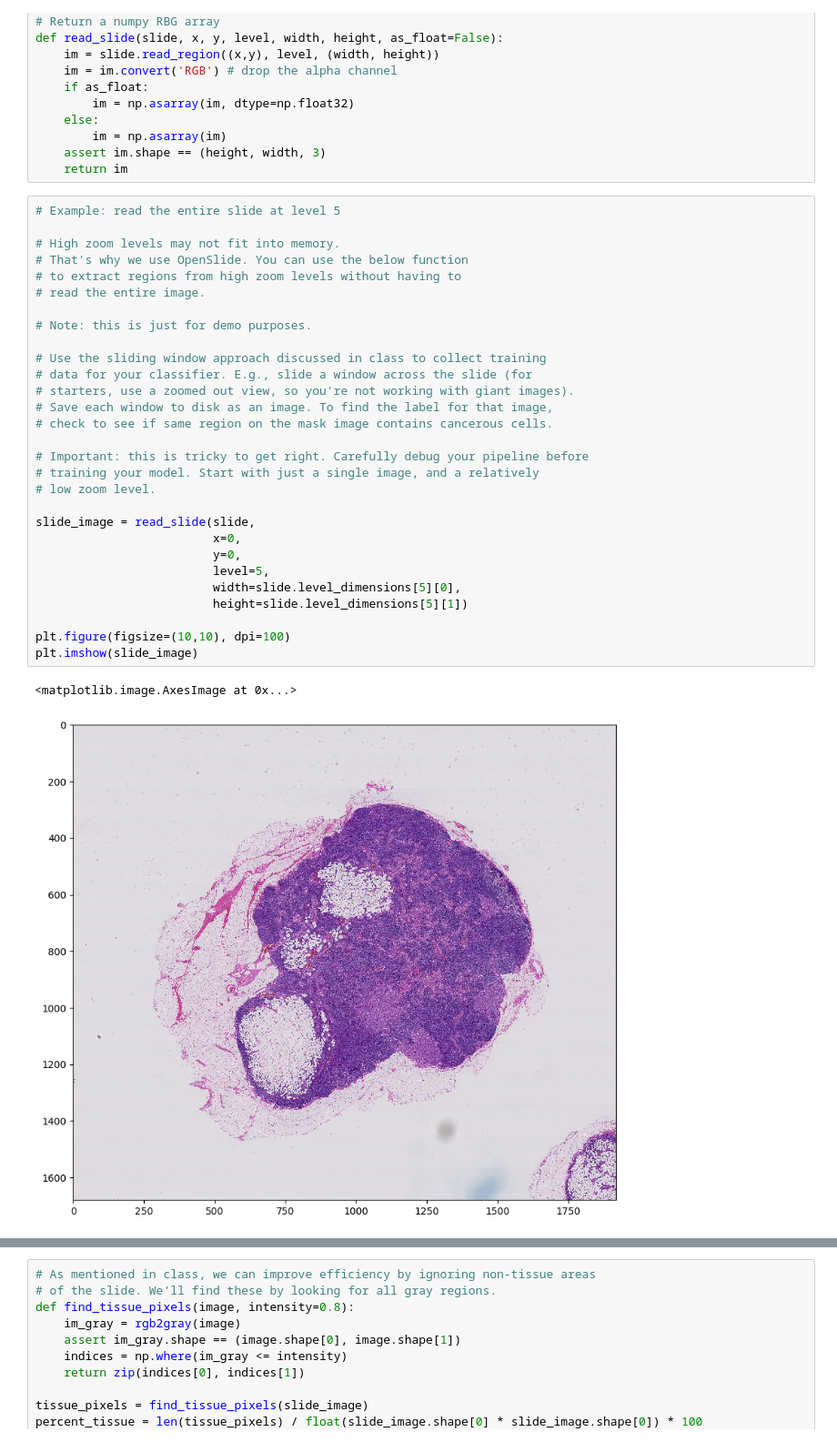
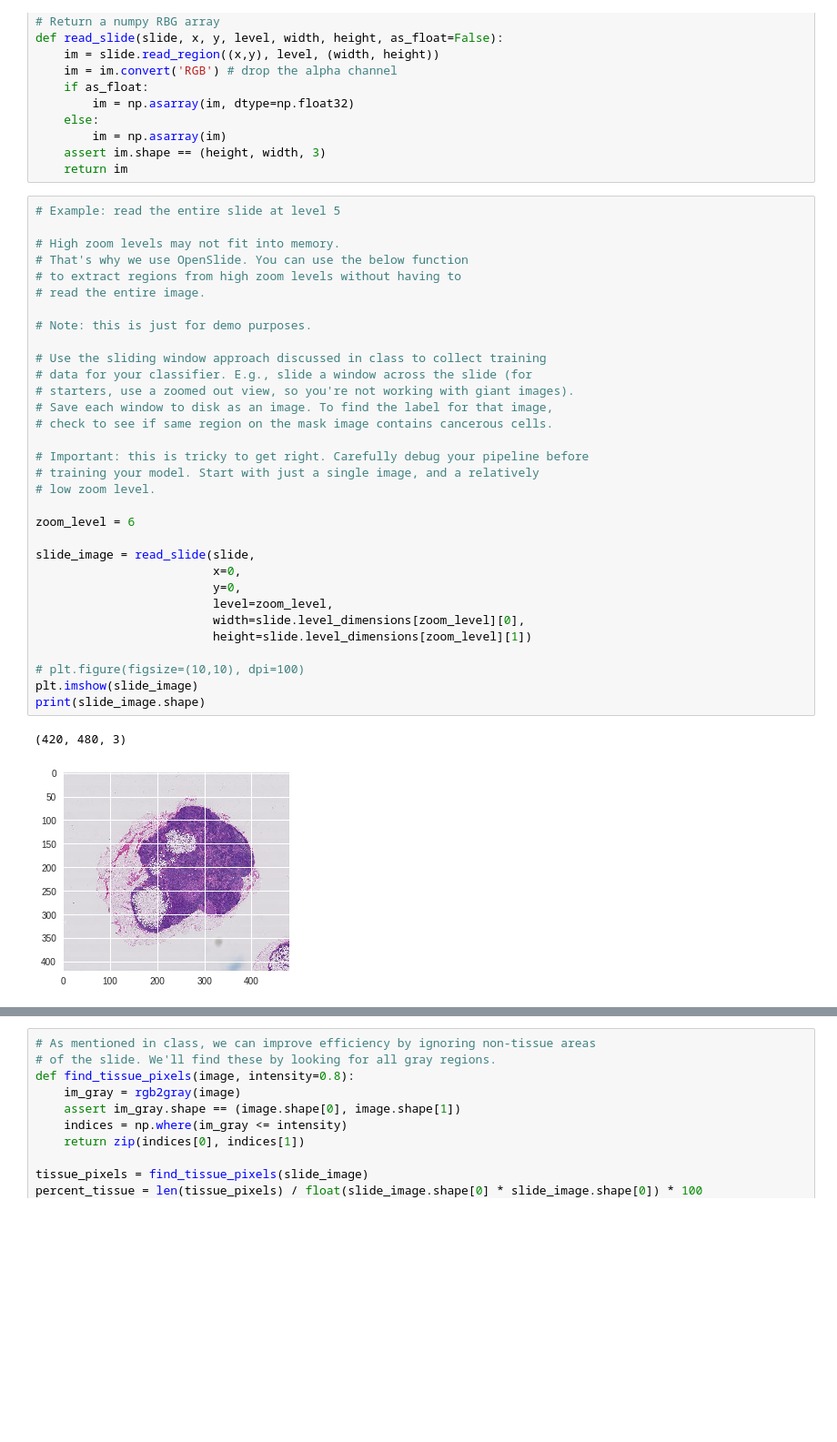
Before and after one commit to abx67/Applied-Deep-Learning, a Jupyter notebook: fan_project_starter_code.ipynb, the cells around one changed output, grey strips where cells are left out. Shown: that part at 91% size. Saved outputs shown, nothing was run; the diff lists cells and outputs as text; blank space fills up the shorter version.

```diff
--- a/fan_project_starter_code.ipynb
+++ b/fan_project_starter_code.ipynb
@@ -134,35 +167,38 @@ def read_slide(slide, x, y, level, width, height, as_float=False):
 # %%
 # Example: read the entire slide at level 5
 
 # High zoom levels may not fit into memory.
 # That's why we use OpenSlide. You can use the below function
 # to extract regions from high zoom levels without having to
 # read the entire image.
 
 # Note: this is just for demo purposes.
 
 # Use the sliding window approach discussed in class to collect training
 # data for your classifier. E.g., slide a window across the slide (for
 # starters, use a zoomed out view, so you're not working with giant images).
 # Save each window to disk as an image. To find the label for that image,
 # check to see if same region on the mask image contains cancerous cells.
 
 # Important: this is tricky to get right. Carefully debug your pipeline before
 # training your model. Start with just a single image, and a relatively
 # low zoom level.
 
+zoom_level = 6
+
 slide_image = read_slide(slide,
                          x=0,
                          y=0,
-                         level=5,
-                         width=slide.level_dimensions[5][0],
-                         height=slide.level_dimensions[5][1])
+                         level=zoom_level,
+                         width=slide.level_dimensions[zoom_level][0],
+                         height=slide.level_dimensions[zoom_level][1])
 
-plt.figure(figsize=(10,10), dpi=100)
+# plt.figure(figsize=(10,10), dpi=100)
 plt.imshow(slide_image)
+print(slide_image.shape)
 # %% [output]
-<matplotlib.image.AxesImage at 0x...>
+(420, 480, 3)
-[figure, old version]
+[figure, new version]
 # %%
 # Example: read the entire mask at the same zoom level
 mask_image = read_slide(tumor_mask,
```
Also changed, not shown: parts of 20 cells of this notebook.
